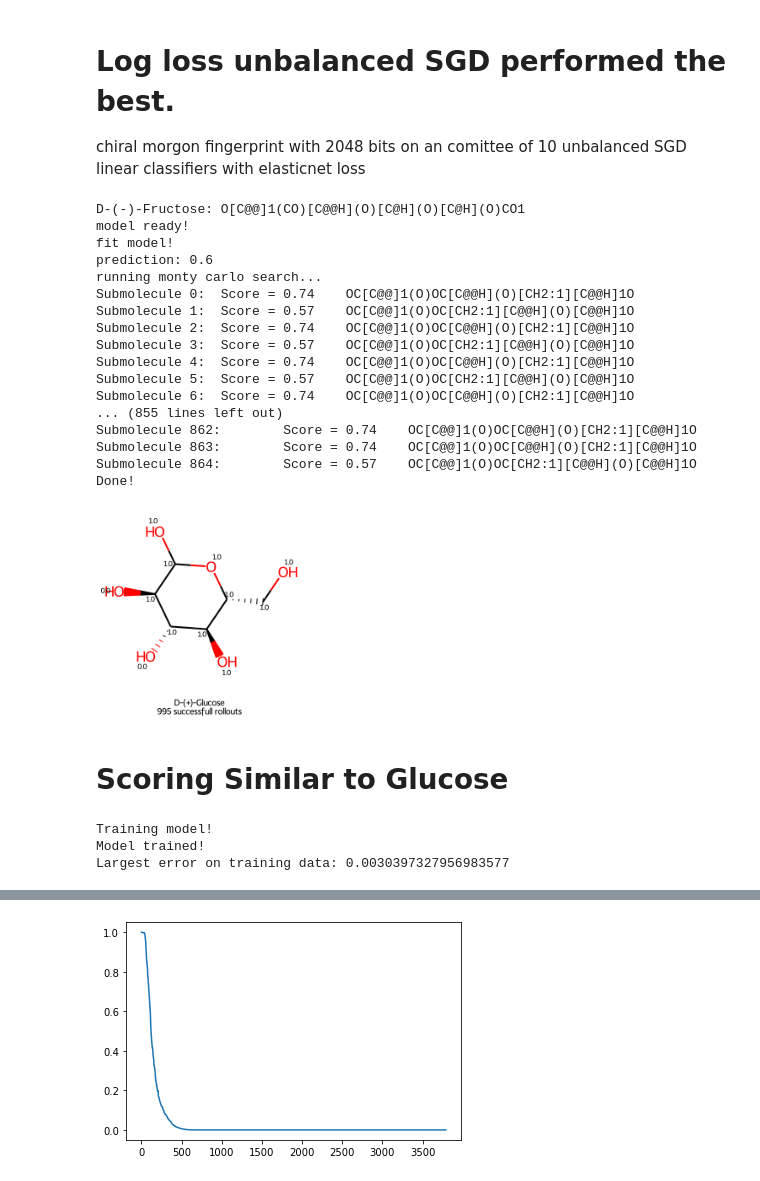
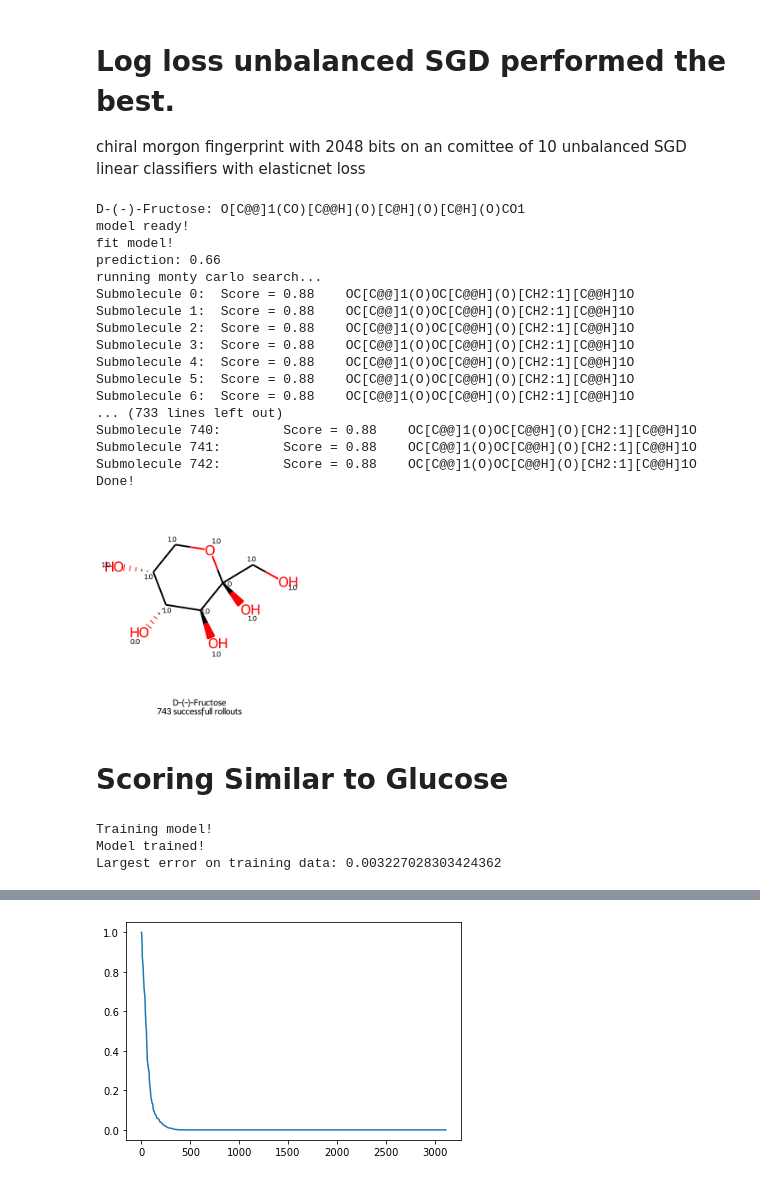
Before and after one commit to Ryan-Abramowitz/MoleculeBinding, a Jupyter notebook: SGD.ipynb, the cells around one changed output, grey strips where cells are left out. Cells and saved outputs as stored; diff of their text form; code cells hidden in the pictures.

```diff
--- a/SGD.ipynb
+++ b/SGD.ipynb
@@ -39,26 +39,3 @@ import cirpy
 %run MontyCarlo.ipynb
 import random
 random.seed(0)
-# %%
-x=AllChem.GetMorganFingerprintAsBitVect(Chem.MolFromSmiles("C([C@@H]1[C@H]([C@@H]([C@H](C(O1)O)O)O)O)O"),2,useChirality=True)
-y=AllChem.GetMorganFingerprintAsBitVect(Chem.MolFromSmiles("OC[C@H]1[C@H](O)[C@@H](O)[C@H](O)C(O)O1"),2,useChirality=True)
-print(x==y)
-x=AllChem.GetMorganFingerprintAsBitVect(Chem.MolFromSmiles("C([C@@H]1[C@H]([C@@H]([C@H](C(O1)O)O)O)O)O"),2)
-y=AllChem.GetMorganFingerprintAsBitVect(Chem.MolFromSmiles("OC[C@H]1[C@H](O)[C@@H](O)[C@H](O)C(O)O1"),2)
-print(x==y)
-x=pyAvalonTools.GetAvalonFP(Chem.MolFromSmiles("C([C@@H]1[C@H]([C@@H]([C@H](C(O1)O)O)O)O)O"))
-y=pyAvalonTools.GetAvalonFP(Chem.MolFromSmiles("OC[C@H]1[C@H](O)[C@@H](O)[C@H](O)C(O)O1"))
-print(x==y)
-x=SimilarityMaps.GetRDKFingerprint(Chem.MolFromSmiles("C([C@@H]1[C@H]([C@@H]([C@H](C(O1)O)O)O)O)O"))
-y=SimilarityMaps.GetRDKFingerprint(Chem.MolFromSmiles("OC[C@H]1[C@H](O)[C@@H](O)[C@H](O)C(O)O1"))
-print(x==y)
-
-x = fprints_from_smiles("C([C@@H]1[C@H]([C@@H]([C@H](C(O1)O)O)O)O)O",'a')
-y = fprints_from_smiles("OC[C@H]1[C@H](O)[C@@H](O)[C@H](O)C(O)O1",'a')
-# print(sorted(x[0].indices))
-a = sorted([sorted(i.indices) for i in x])
-b = sorted([sorted(i.indices) for i in y])
-x = set([tuple(np.array(i.fold().to_rdkit())) for i in x])
-y = set([tuple(np.array(i.fold().to_rdkit())) for i in y])
-print(x == y)
-print(a == b)
@@ -80,5 +42,5 @@ False
 # %%
-df = pd.read_excel('SixC-Ring SMILES final chemical library v2.xlsx')
+df = pd.read_excel('SixC-Ring SMILES final chemical library v3.xlsx')
 # df = pd.read_excel('SMILES final chemical library.xlsx')
 df.drop(columns=df.columns[3:],inplace=True)
 df.columns = ['smiles', 'names', 'label']
@@ -299,19 +262,19 @@ print('Done!')
 D-(-)-Fructose: O[C@@]1(CO)[C@@H](O)[C@H](O)[C@H](O)CO1
 model ready!
 fit model!
-prediction: 0.6
+prediction: 0.66
 running monty carlo search...
-Submolecule 0:  Score = 0.74    OC[C@@]1(O)OC[C@@H](O)[CH2:1][C@@H]1O
-Submolecule 1:  Score = 0.57    OC[C@@]1(O)OC[CH2:1][C@@H](O)[C@@H]1O
-Submolecule 2:  Score = 0.74    OC[C@@]1(O)OC[C@@H](O)[CH2:1][C@@H]1O
-Submolecule 3:  Score = 0.57    OC[C@@]1(O)OC[CH2:1][C@@H](O)[C@@H]1O
-Submolecule 4:  Score = 0.74    OC[C@@]1(O)OC[C@@H](O)[CH2:1][C@@H]1O
-Submolecule 5:  Score = 0.57    OC[C@@]1(O)OC[CH2:1][C@@H](O)[C@@H]1O
-Submolecule 6:  Score = 0.74    OC[C@@]1(O)OC[C@@H](O)[CH2:1][C@@H]1O
-... (855 lines left out)
-Submolecule 862:        Score = 0.74    OC[C@@]1(O)OC[C@@H](O)[CH2:1][C@@H]1O
-Submolecule 863:        Score = 0.74    OC[C@@]1(O)OC[C@@H](O)[CH2:1][C@@H]1O
-Submolecule 864:        Score = 0.57    OC[C@@]1(O)OC[CH2:1][C@@H](O)[C@@H]1O
+Submolecule 0:  Score = 0.88    OC[C@@]1(O)OC[C@@H](O)[CH2:1][C@@H]1O
+Submolecule 1:  Score = 0.88    OC[C@@]1(O)OC[C@@H](O)[CH2:1][C@@H]1O
+Submolecule 2:  Score = 0.88    OC[C@@]1(O)OC[C@@H](O)[CH2:1][C@@H]1O
+Submolecule 3:  Score = 0.88    OC[C@@]1(O)OC[C@@H](O)[CH2:1][C@@H]1O
+Submolecule 4:  Score = 0.88    OC[C@@]1(O)OC[C@@H](O)[CH2:1][C@@H]1O
+Submolecule 5:  Score = 0.88    OC[C@@]1(O)OC[C@@H](O)[CH2:1][C@@H]1O
+Submolecule 6:  Score = 0.88    OC[C@@]1(O)OC[C@@H](O)[CH2:1][C@@H]1O
+... (733 lines left out)
+Submolecule 740:        Score = 0.88    OC[C@@]1(O)OC[C@@H](O)[CH2:1][C@@H]1O
+Submolecule 741:        Score = 0.88    OC[C@@]1(O)OC[C@@H](O)[CH2:1][C@@H]1O
+Submolecule 742:        Score = 0.88    OC[C@@]1(O)OC[C@@H](O)[CH2:1][C@@H]1O
 Done!
 # %%
 # Draw.MolsToGridImage(mMols,legends=[names[gone] + f': {rollouts} rollouts']+[f'Submolecule {i}' for i,j in enumerate(min_molecule)], subImgSize=(250,250), useSVG=False)
@@ -329,10 +292,15 @@ main_mol = mMols[0]
 Draw.MolsToGridImage(mMols[:1],legends=[names[gone]+f"\n{len(fragments)} successfull rollouts"], subImgSize=(250,250), useSVG=False)
 # main_mol
 # %% [output]
-[figure, old version]
+[figure, new version]
 # %% [markdown]
 # Scoring Similar to Glucose
 # %%
+df = pd.read_excel('Test Set - Similar to Glucose.xlsx', dtype=str)
+blacklist = ['.','2H','3H','11C','12C','13C','14C','15O','15N']
+df = df[[all([b not in i for b in blacklist]) for i in df['SMILES']]]
+df = df[['nan' != str(i) for i in df['Name']]]
+
 individual = lambda i: make_pipeline(
     VarianceThreshold(),
     SGDClassifier(random_state=i,loss='log', validation_fraction=sys.float_info.min, penalty='elasticnet')
@@ -343,7 +311,6 @@ model = VotingClassifier(models, voting= 'soft',n_jobs=-1)
 print('Training model!')
 model.fit(fingerprint,label)
 print('Model trained!')
-df = pd.read_excel('Test Set - Similar to Glucose.xlsx', dtype=str)
 
 # print(df)
 def run_on_one(s):
@@ -374,4 +341,4 @@ plt.show()
 # %% [output]
 Training model!
 Model trained!
-Largest error on training data: 0.0030397327956983577
+Largest error on training data: 0.003227028303424362
@@ -395,2 +345,2 @@ RDKit WARNING: [12:35:51] WARNING: not removing hydrogen atom without neighbors
-[figure, old version]
+[figure, new version]
 # %%
```
Also changed, not shown: parts of 9 cells of this notebook, 5 other files.
